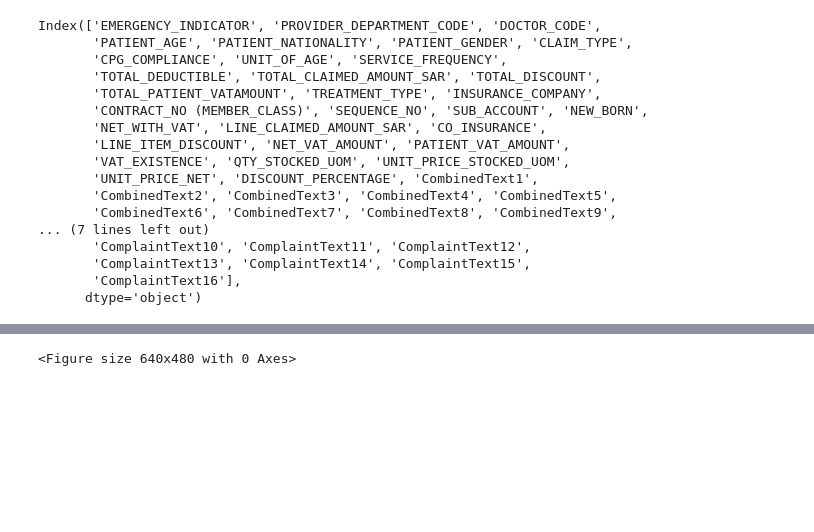
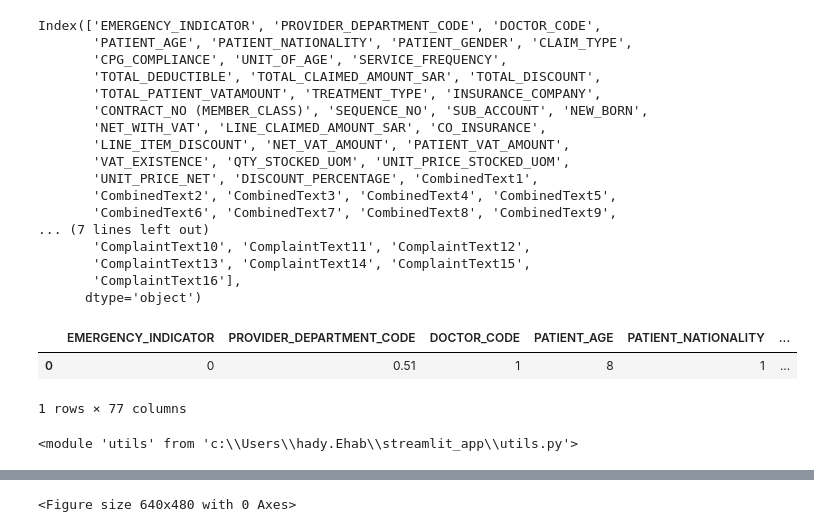
Before and after one commit to AmrAhmedElagoz/streamlit_app, a Jupyter notebook: Untitled-1.ipynb, the cells around one changed output, grey strips where cells are left out. Saved outputs shown, nothing was run; the diff lists cells and outputs as text; code cells hidden in the pictures; blank space fills up the shorter version.

```diff
--- a/Untitled-1.ipynb
+++ b/Untitled-1.ipynb
@@ -171,3 +169,47 @@ sample.columns = ['EMERGENCY_INDICATOR', 'PROVIDER_DEPARTMENT_CODE', 'DOCTOR_COD
        'ComplaintText10', 'ComplaintText11', 'ComplaintText12',
        'ComplaintText13', 'ComplaintText14', 'ComplaintText15',
        'ComplaintText16']
+
+sample = sample[['EMERGENCY_INDICATOR', 'PROVIDER_DEPARTMENT_CODE', 'DOCTOR_CODE',
+       'PATIENT_AGE', 'PATIENT_NATIONALITY', 'PATIENT_GENDER', 'CLAIM_TYPE',
+       'CPG_COMPLIANCE', 'UNIT_OF_AGE',
+       'TOTAL_DEDUCTIBLE', 'TOTAL_CLAIMED_AMOUNT_SAR', 'TOTAL_DISCOUNT',
+       'TOTAL_PATIENT_VATAMOUNT', 'TREATMENT_TYPE', 'PUR_NAME',
+       'CONTRACT_NO',  'POLICY_NAME', 'NEW_BORN',
+       'NET_WITH_VAT', 'LINE_CLAIMED_AMOUNT_SAR', 'CO_INSURANCE',
+       'LINE_ITEM_DISCOUNT', 'NET_VAT_AMOUNT', 'PATIENT_VAT_AMOUNT',
+       'VAT_PERCENTAGE', 'QTY_STOCKED_UOM', 'UNIT_PRICE_STOCKED_UOM',
+       'UNIT_PRICE_NET', 'DISCOUNT_PERCENTAGE', 'CombinedText1',
+       'CombinedText2', 'CombinedText3', 'CombinedText4', 'CombinedText5',
+       'CombinedText6', 'CombinedText7', 'CombinedText8', 'CombinedText9',
+       'CombinedText10', 'CombinedText11', 'CombinedText12', 'CombinedText13',
+       'CombinedText14', 'CombinedText15', 'CombinedText16', 'ICDText1',
+       'ICDText2', 'ICDText3', 'ICDText4', 'ICDText5', 'ICDText6', 'ICDText7',
+       'ICDText8', 'ICDText9', 'ICDText10', 'ICDText11', 'ICDText12',
+       'ICDText13', 'ICDText14', 'ICDText15', 'ICDText16', 'ComplaintText1',
+       'ComplaintText2', 'ComplaintText3', 'ComplaintText4', 'ComplaintText5',
+       'ComplaintText6', 'ComplaintText7', 'ComplaintText8', 'ComplaintText9',
+       'ComplaintText10', 'ComplaintText11', 'ComplaintText12',
+       'ComplaintText13', 'ComplaintText14', 'ComplaintText15',
+       'ComplaintText16']]
+# %%
+sample
+# %% [output]
+|  | EMERGENCY_INDICATOR | PROVIDER_DEPARTMENT_CODE | DOCTOR_CODE | PATIENT_AGE | PATIENT_NATIONALITY | ... |
+| 0 | 0 | 0.51 | 1 | 8 | 1 | ... |
+1 rows × 77 columns
+# %%
+import interpretability , utils
+
+# import table.utils
+# import table
+# interpretability.Interpretability().plot_contribution()
+import importlib
+# import optimized_claims_preprocssing # Import the module
+
+# # Now reload the module
+# importlib.reload(utils)
+importlib.reload(interpretability)
+importlib.reload(utils)
+# %% [output]
+<module 'utils' from 'c:\\Users\\hady.Ehab\\streamlit_app\\utils.py'>
```
Also changed, not shown: parts of 18 cells of this notebook, 5 other files.
